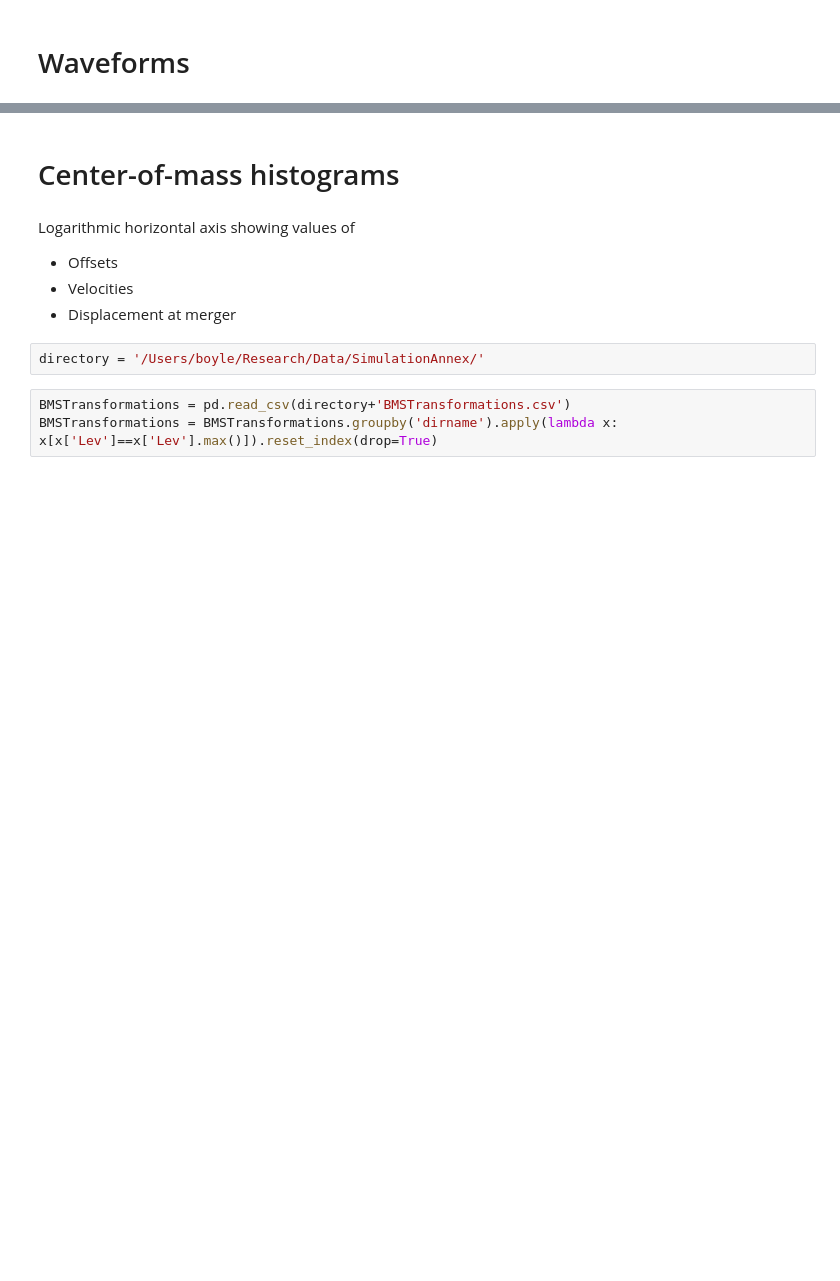
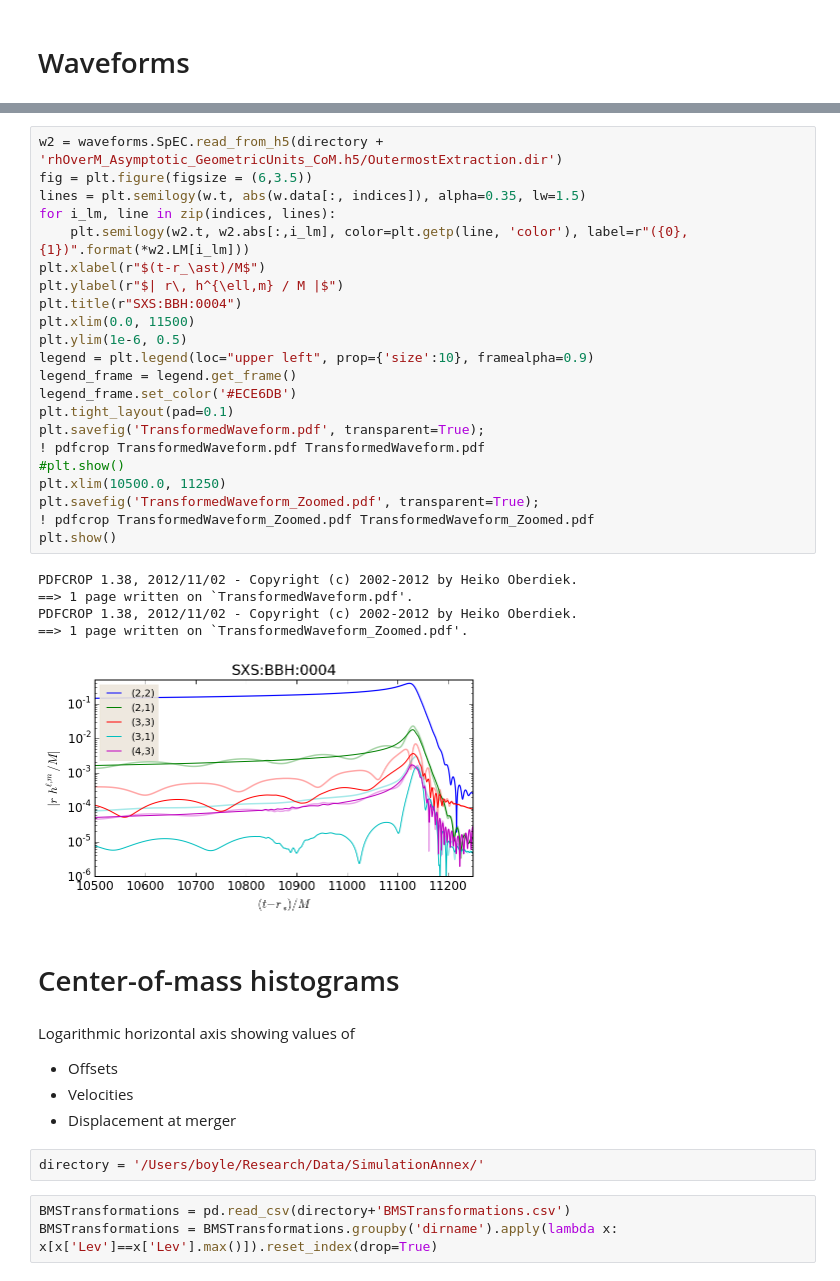
Before and after one commit to mobleTalks/SXS2015, a Jupyter notebook: Plots/Notes.ipynb, the cells around one changed output, grey strips where cells are left out. Cells and saved outputs as stored; diff of their text form; blank space fills up the shorter version.

```diff
--- a/Plots/Notes.ipynb
+++ b/Plots/Notes.ipynb
@@ -17,3 +87,31 @@ from mpl_toolkits.mplot3d import Axes3D
+# %%
+w2 = waveforms.SpEC.read_from_h5(directory + 'rhOverM_Asymptotic_GeometricUnits_CoM.h5/OutermostExtraction.dir')
+fig = plt.figure(figsize = (6,3.5))
+lines = plt.semilogy(w.t, abs(w.data[:, indices]), alpha=0.35, lw=1.5)
+for i_lm, line in zip(indices, lines):
+    plt.semilogy(w2.t, w2.abs[:,i_lm], color=plt.getp(line, 'color'), label=r"({0},{1})".format(*w2.LM[i_lm]))
+plt.xlabel(r"$(t-r_\ast)/M$")
+plt.ylabel(r"$| r\, h^{\ell,m} / M |$")
+plt.title(r"SXS:BBH:0004")
+plt.xlim(0.0, 11500)
+plt.ylim(1e-6, 0.5)
+legend = plt.legend(loc="upper left", prop={'size':10}, framealpha=0.9)
+legend_frame = legend.get_frame()
+legend_frame.set_color('#ECE6DB')
+plt.tight_layout(pad=0.1)
+plt.savefig('TransformedWaveform.pdf', transparent=True);
+! pdfcrop TransformedWaveform.pdf TransformedWaveform.pdf
+#plt.show()
+plt.xlim(10500.0, 11250)
+plt.savefig('TransformedWaveform_Zoomed.pdf', transparent=True);
+! pdfcrop TransformedWaveform_Zoomed.pdf TransformedWaveform_Zoomed.pdf
+plt.show()
+# %% [output]
+PDFCROP 1.38, 2012/11/02 - Copyright (c) 2002-2012 by Heiko Oberdiek.
+==> 1 page written on `TransformedWaveform.pdf'.
+PDFCROP 1.38, 2012/11/02 - Copyright (c) 2002-2012 by Heiko Oberdiek.
+==> 1 page written on `TransformedWaveform_Zoomed.pdf'.
+[figure, added]
 # %% [markdown]
 # Center-of-mass histograms
 # %% [markdown]
```
Also changed, not shown: parts of 5 cells of this notebook, 2 other files.
